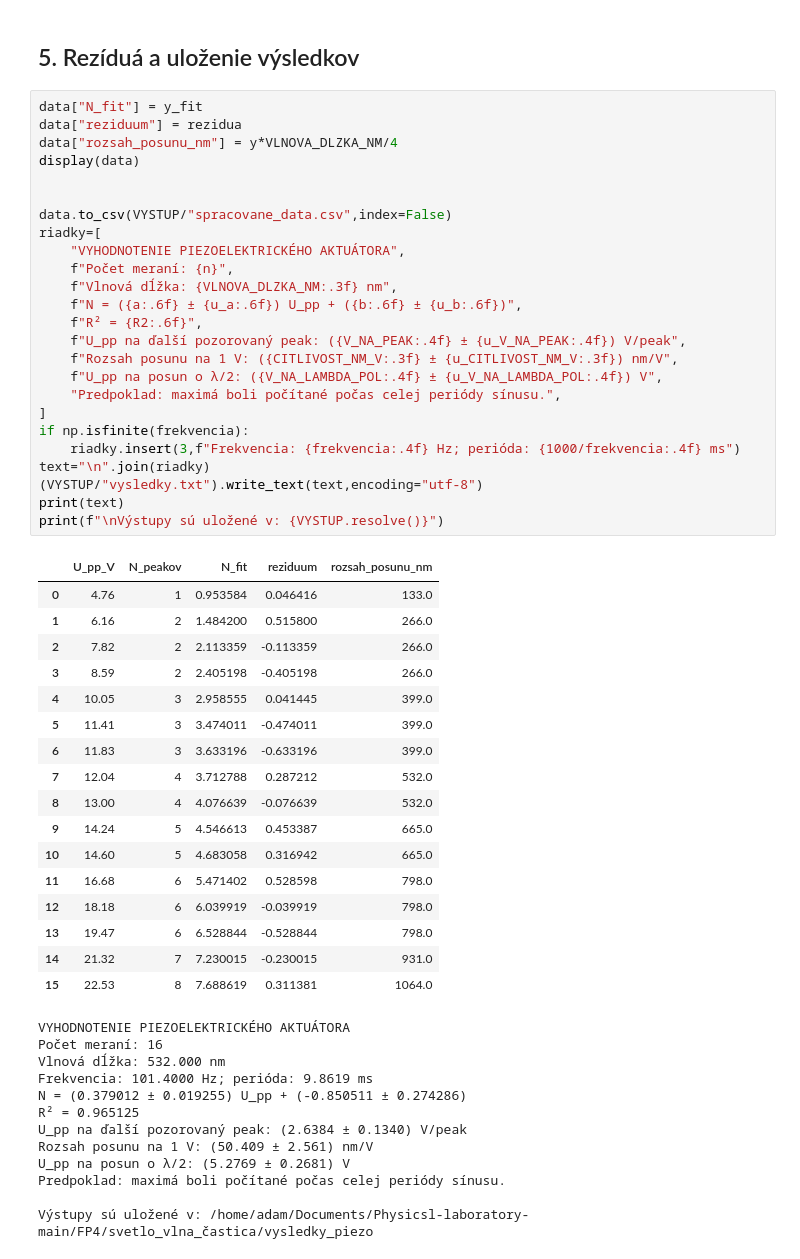
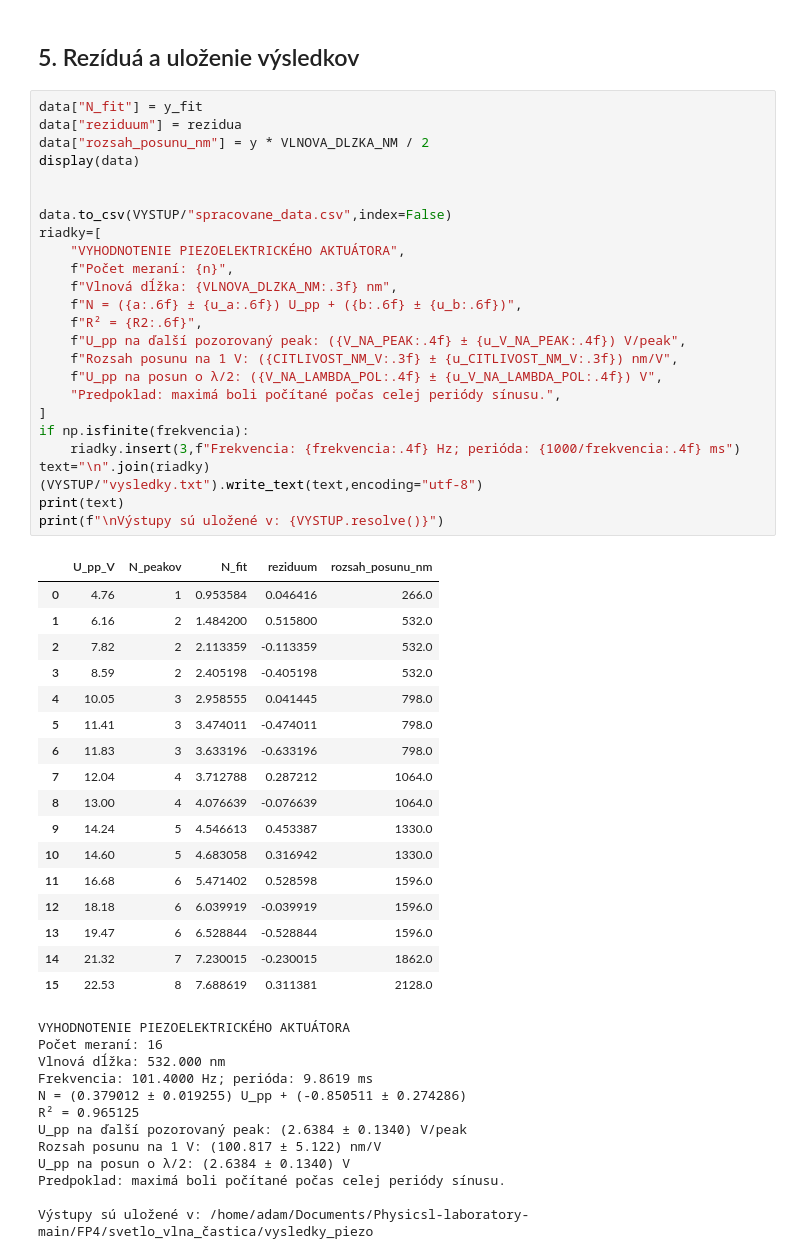
Before and after one commit to ATmuni/Praktikum4, a Jupyter notebook: svetlo_vlna_častica/analyza_pieza.ipynb, the cells around one changed output. Drawn from its saved outputs; the diff is of its cells as text.

```diff
--- a/svetlo_vlna_častica/analyza_pieza.ipynb
+++ b/svetlo_vlna_častica/analyza_pieza.ipynb
@@ -130,46 +130,46 @@ U_pp na posun o λ/2: (5.2769 ± 0.2681) V
 # %%
 data["N_fit"] = y_fit
 data["reziduum"] = rezidua
-data["rozsah_posunu_nm"] = y*VLNOVA_DLZKA_NM/4
+data["rozsah_posunu_nm"] = y * VLNOVA_DLZKA_NM / 2
 display(data)
 
 
 data.to_csv(VYSTUP/"spracovane_data.csv",index=False)
 riadky=[
     "VYHODNOTENIE PIEZOELEKTRICKÉHO AKTUÁTORA",
     f"Počet meraní: {n}",
     f"Vlnová dĺžka: {VLNOVA_DLZKA_NM:.3f} nm",
     f"N = ({a:.6f} ± {u_a:.6f}) U_pp + ({b:.6f} ± {u_b:.6f})",
     f"R² = {R2:.6f}",
     f"U_pp na ďalší pozorovaný peak: ({V_NA_PEAK:.4f} ± {u_V_NA_PEAK:.4f}) V/peak",
     f"Rozsah posunu na 1 V: ({CITLIVOST_NM_V:.3f} ± {u_CITLIVOST_NM_V:.3f}) nm/V",
     f"U_pp na posun o λ/2: ({V_NA_LAMBDA_POL:.4f} ± {u_V_NA_LAMBDA_POL:.4f}) V",
     "Predpoklad: maximá boli počítané počas celej periódy sínusu.",
 ]
 if np.isfinite(frekvencia):
     riadky.insert(3,f"Frekvencia: {frekvencia:.4f} Hz; perióda: {1000/frekvencia:.4f} ms")
 text="\n".join(riadky)
 (VYSTUP/"vysledky.txt").write_text(text,encoding="utf-8")
 print(text)
 print(f"\nVýstupy sú uložené v: {VYSTUP.resolve()}")
 # %% [output]
 |  | U_pp_V | N_peakov | N_fit | reziduum | rozsah_posunu_nm |
-| 0 | 4.76 | 1 | 0.953584 | 0.046416 | 133.0 |
-| 1 | 6.16 | 2 | 1.484200 | 0.515800 | 266.0 |
-| 2 | 7.82 | 2 | 2.113359 | -0.113359 | 266.0 |
-| 3 | 8.59 | 2 | 2.405198 | -0.405198 | 266.0 |
-| 4 | 10.05 | 3 | 2.958555 | 0.041445 | 399.0 |
-| 5 | 11.41 | 3 | 3.474011 | -0.474011 | 399.0 |
-| 6 | 11.83 | 3 | 3.633196 | -0.633196 | 399.0 |
-| 7 | 12.04 | 4 | 3.712788 | 0.287212 | 532.0 |
-| 8 | 13.00 | 4 | 4.076639 | -0.076639 | 532.0 |
-| 9 | 14.24 | 5 | 4.546613 | 0.453387 | 665.0 |
-| 10 | 14.60 | 5 | 4.683058 | 0.316942 | 665.0 |
-| 11 | 16.68 | 6 | 5.471402 | 0.528598 | 798.0 |
-| 12 | 18.18 | 6 | 6.039919 | -0.039919 | 798.0 |
-| 13 | 19.47 | 6 | 6.528844 | -0.528844 | 798.0 |
-| 14 | 21.32 | 7 | 7.230015 | -0.230015 | 931.0 |
-| 15 | 22.53 | 8 | 7.688619 | 0.311381 | 1064.0 |
+| 0 | 4.76 | 1 | 0.953584 | 0.046416 | 266.0 |
+| 1 | 6.16 | 2 | 1.484200 | 0.515800 | 532.0 |
+| 2 | 7.82 | 2 | 2.113359 | -0.113359 | 532.0 |
+| 3 | 8.59 | 2 | 2.405198 | -0.405198 | 532.0 |
+| 4 | 10.05 | 3 | 2.958555 | 0.041445 | 798.0 |
+| 5 | 11.41 | 3 | 3.474011 | -0.474011 | 798.0 |
+| 6 | 11.83 | 3 | 3.633196 | -0.633196 | 798.0 |
+| 7 | 12.04 | 4 | 3.712788 | 0.287212 | 1064.0 |
+| 8 | 13.00 | 4 | 4.076639 | -0.076639 | 1064.0 |
+| 9 | 14.24 | 5 | 4.546613 | 0.453387 | 1330.0 |
+| 10 | 14.60 | 5 | 4.683058 | 0.316942 | 1330.0 |
+| 11 | 16.68 | 6 | 5.471402 | 0.528598 | 1596.0 |
+| 12 | 18.18 | 6 | 6.039919 | -0.039919 | 1596.0 |
+| 13 | 19.47 | 6 | 6.528844 | -0.528844 | 1596.0 |
+| 14 | 21.32 | 7 | 7.230015 | -0.230015 | 1862.0 |
+| 15 | 22.53 | 8 | 7.688619 | 0.311381 | 2128.0 |
 VYHODNOTENIE PIEZOELEKTRICKÉHO AKTUÁTORA
 Počet meraní: 16
 Vlnová dĺžka: 532.000 nm
@@ -177,8 +177,8 @@ Frekvencia: 101.4000 Hz; perióda: 9.8619 ms
 N = (0.379012 ± 0.019255) U_pp + (-0.850511 ± 0.274286)
 R² = 0.965125
 U_pp na ďalší pozorovaný peak: (2.6384 ± 0.1340) V/peak
-Rozsah posunu na 1 V: (50.409 ± 2.561) nm/V
-U_pp na posun o λ/2: (5.2769 ± 0.2681) V
+Rozsah posunu na 1 V: (100.817 ± 5.122) nm/V
+U_pp na posun o λ/2: (2.6384 ± 0.1340) V
 Predpoklad: maximá boli počítané počas celej periódy sínusu.
 
 Výstupy sú uložené v: /home/adam/Documents/Physicsl-laboratory-main/FP4/svetlo_vlna_častica/vysledky_piezo
```
Also changed, not shown: parts of 1 cell of this notebook, 3 other files.
